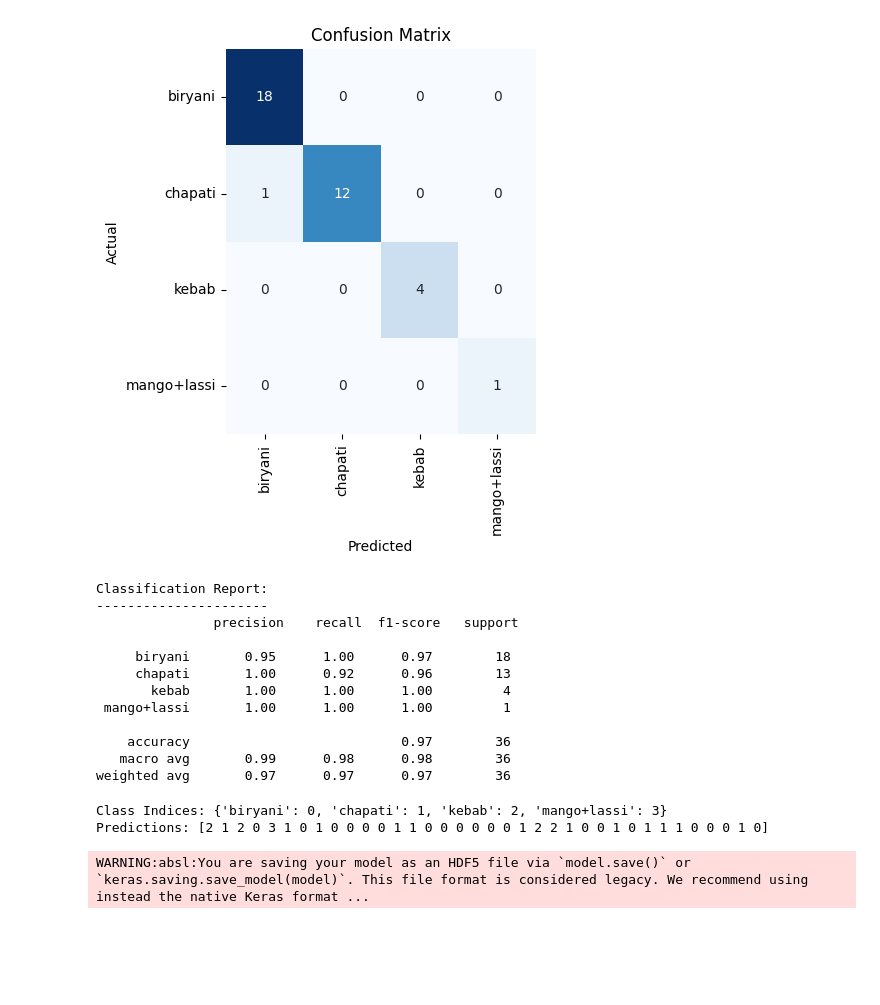
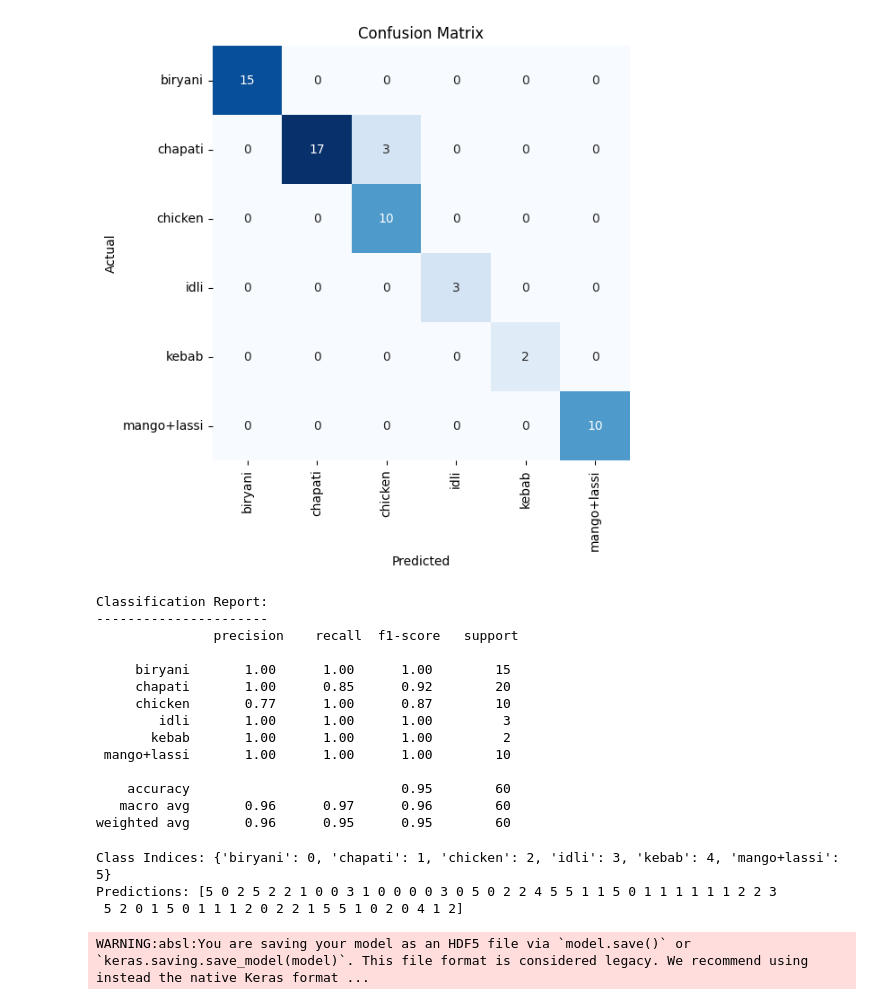
Before and after one commit to Shr1ramN/ImageClassification, a Jupyter notebook: main.ipynb, the cells around one changed output. Cells and saved outputs as stored; diff of their text form; code cells hidden in the pictures; blank space fills up the shorter version.

```diff
--- a/main.ipynb
+++ b/main.ipynb
@@ -106,7 +108,7 @@ inputs = pretrained_model.input
 x = tf.keras.layers.Dense(128, activation='relu')(pretrained_model.output)
 x = tf.keras.layers.Dense(128, activation='relu')(x)
 
-outputs = tf.keras.layers.Dense(4, activation='softmax')(x)
+outputs = tf.keras.layers.Dense(6, activation='softmax')(x)
 
 model = tf.keras.Model(inputs, outputs)
 
@@ -196,14 +198,15 @@ clr = classification_report(test_images.labels, predictions, target_names=test_i
 # %%
-plt.figure(figsize=(4,5))
+
+plt.figure(figsize=(6,6))
 sns.heatmap(cm, annot=True, fmt='g', vmin=0, cmap='Blues', cbar=False)
-plt.xticks(ticks=np.arange(4) + 0.5, labels=test_images.class_indices, rotation=90)
-plt.yticks(ticks=np.arange(4) + 0.5, labels=test_images.class_indices, rotation=0)
+plt.xticks(ticks=np.arange(6) + 0.5, labels=test_images.class_indices, rotation=90)
+plt.yticks(ticks=np.arange(6) + 0.5, labels=test_images.class_indices, rotation=0)
 plt.xlabel("Predicted")
 plt.ylabel("Actual")
 plt.title("Confusion Matrix")
 plt.show()
 # %% [output]
-[figure, old version]
+[figure, new version]
 # %%
 print("Classification Report:\n----------------------\n", clr)
 # %% [output]
@@ -211,14 +214,16 @@ Classification Report:
 ----------------------
                precision    recall  f1-score   support
 
-     biryani       0.95      1.00      0.97        18
-     chapati       1.00      0.92      0.96        13
-       kebab       1.00      1.00      1.00         4
- mango+lassi       1.00      1.00      1.00         1
+     biryani       1.00      1.00      1.00        15
+     chapati       1.00      0.85      0.92        20
+     chicken       0.77      1.00      0.87        10
+        idli       1.00      1.00      1.00         3
+       kebab       1.00      1.00      1.00         2
+ mango+lassi       1.00      1.00      1.00        10
 
-    accuracy                           0.97        36
-   macro avg       0.99      0.98      0.98        36
-weighted avg       0.97      0.97      0.97        36
+    accuracy                           0.95        60
+   macro avg       0.96      0.97      0.96        60
+weighted avg       0.96      0.95      0.95        60
 # %%
 import requests
 
@@ -242,8 +247,9 @@ def get_nutrient_info(food_name):
 print("Class Indices:", test_images.class_indices)
 print("Predictions:", predictions)
 # %% [output]
-Class Indices: {'biryani': 0, 'chapati': 1, 'kebab': 2, 'mango+lassi': 3}
-Predictions: [2 1 2 0 3 1 0 1 0 0 0 0 1 1 0 0 0 0 0 0 1 2 2 1 0 0 1 0 1 1 1 0 0 0 1 0]
+Class Indices: {'biryani': 0, 'chapati': 1, 'chicken': 2, 'idli': 3, 'kebab': 4, 'mango+lassi': 5}
+Predictions: [5 0 2 5 2 2 1 0 0 3 1 0 0 0 0 3 0 5 0 2 2 4 5 5 1 1 5 0 1 1 1 1 1 1 2 2 3
+ 5 2 0 1 5 0 1 1 1 2 0 2 2 1 5 5 1 0 2 0 4 1 2]
 # %%
 model.save('model.h5')
 
```
Also changed, not shown: parts of 7 cells of this notebook, 1 other file.
